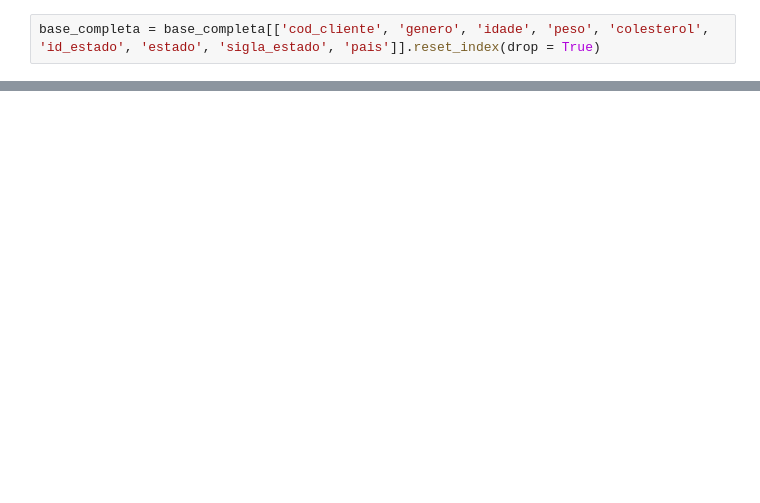
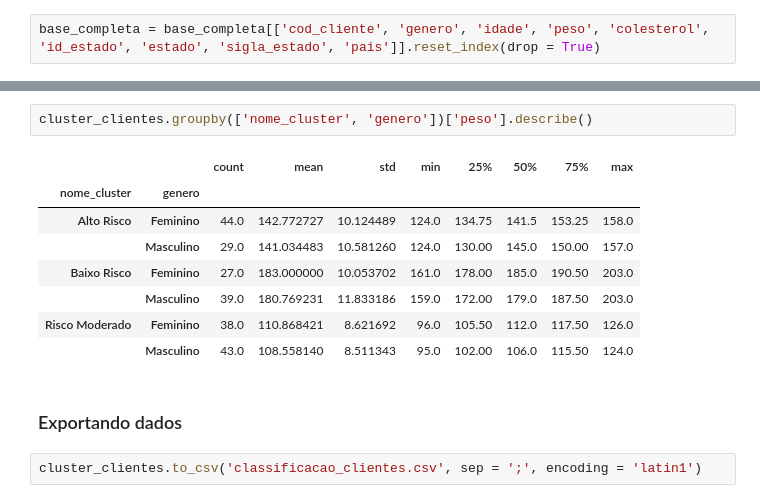
Before and after one commit to oldairjsilva/IGTI, a Jupyter notebook: Plano_saude.ipynb, the cells around one changed output, grey strips where cells are left out. Saved outputs shown, nothing was run; the diff lists cells and outputs as text; blank space fills up the shorter version.

```diff
--- a/Plano_saude.ipynb
+++ b/Plano_saude.ipynb
@@ -469,0 +696,15 @@ base_completa
+# %%
+cluster_clientes.groupby(['nome_cluster', 'genero'])['peso'].describe()
+# %% [output]
+|  |  | count | mean | std | min | 25% | 50% | 75% | max |
+| nome_cluster | genero |  |  |  |  |  |  |  |  |
+| Alto Risco | Feminino | 44.0 | 142.772727 | 10.124489 | 124.0 | 134.75 | 141.5 | 153.25 | 158.0 |
+|  | Masculino | 29.0 | 141.034483 | 10.581260 | 124.0 | 130.00 | 145.0 | 150.00 | 157.0 |
+| Baixo Risco | Feminino | 27.0 | 183.000000 | 10.053702 | 161.0 | 178.00 | 185.0 | 190.50 | 203.0 |
+|  | Masculino | 39.0 | 180.769231 | 11.833186 | 159.0 | 172.00 | 179.0 | 187.50 | 203.0 |
+| Risco Moderado | Feminino | 38.0 | 110.868421 | 8.621692 | 96.0 | 105.50 | 112.0 | 117.50 | 126.0 |
+|  | Masculino | 43.0 | 108.558140 | 8.511343 | 95.0 | 102.00 | 106.0 | 115.50 | 124.0 |
+# %% [markdown]
+### Exportando dados
+# %%
+cluster_clientes.to_csv('classificacao_clientes.csv', sep = ';', encoding = 'latin1')
```
Also changed, not shown: parts of 49 cells of this notebook.
